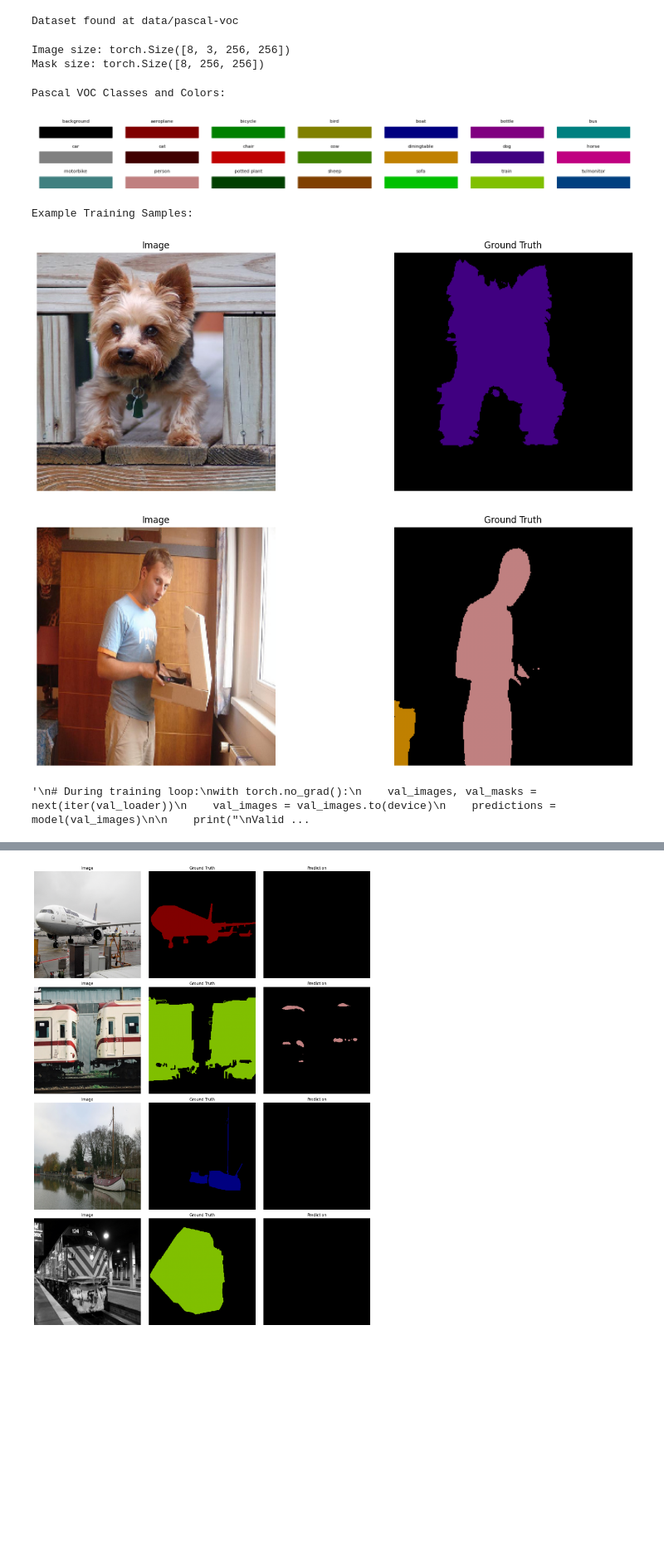
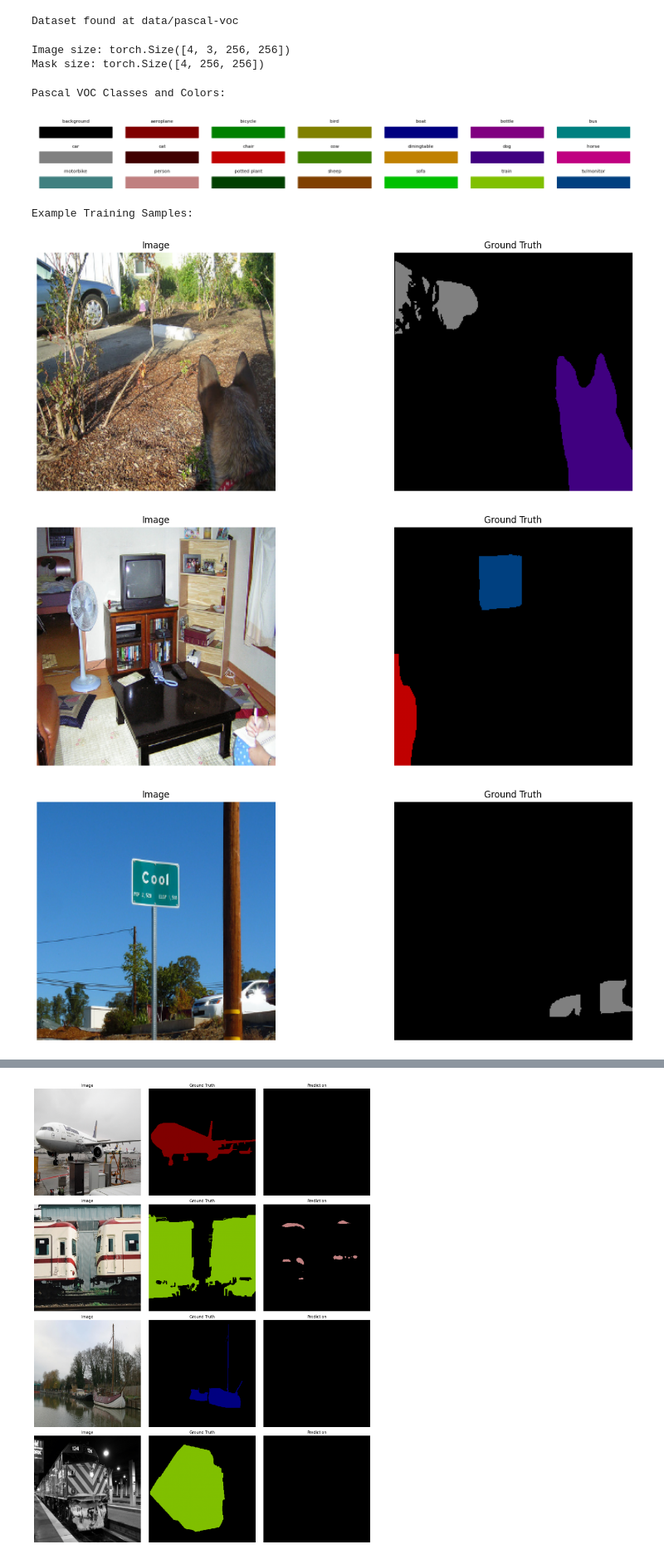
Before and after one commit to sadhiin/unet-image-segmentation, a Jupyter notebook: pascle_voc_CrossE.ipynb, the cells around one changed output, grey strips where cells are left out. Shown at 83% size. Drawn from its saved outputs; the diff is of its cells as text; code cells hidden in the pictures; blank space fills up the shorter version.

```diff
--- a/pascle_voc_CrossE.ipynb
+++ b/pascle_voc_CrossE.ipynb
@@ -14,7 +13,7 @@ import json
 base_path = 'data'  # base path of where the Pascal VOC dataset is stored
 train_loader, val_loader, test_loader = create_voc_dataloaders(
     base_path=base_path,
-    batch_size=8,
+    batch_size=4,
     num_workers=4
 )
 # %% [output]
@@ -24,8 +23,8 @@ images, masks = next(iter(train_loader))
 print(f"Image size: {images.size()}")
 print(f"Mask size: {masks.size()}")
 # %% [output]
-Image size: torch.Size([8, 3, 256, 256])
-Mask size: torch.Size([8, 256, 256])
+Image size: torch.Size([4, 3, 256, 256])
+Mask size: torch.Size([4, 256, 256])
 # %%
 # Setup for training
 num_classes = len(VOC_CLASSES)  # 21 classes (20 + background)
@@ -108,42 +107,42 @@ def plot_batch_samples(images, masks, predictions=None, num_samples=4):
     Args:
         images: Tensor of shape (B, C, H, W)
         masks: Tensor of shape (B, H, W)
         predictions: Optional tensor of shape (B, C, H, W)
         num_samples: Number of samples to plot
     """
     num_samples = min(num_samples, len(images))
 
     for i in range(num_samples):
         if predictions is not None:
             plot_sample(images[i], masks[i], predictions[i])
         else:
             plot_sample(images[i], masks[i])
         plt.show()
 
 # Display the colormap legend
 print("Pascal VOC Classes and Colors:")
 create_colormap_legend()
 
 # Get a batch of samples and visualize them
 images, masks = next(iter(train_loader))
 print("\nExample Training Samples:")
-plot_batch_samples(images, masks, num_samples=2)
+plot_batch_samples(images, masks)
 
 # Example usage during training/validation:
-"""
+# """
 # During training loop:
-with torch.no_grad():
-    val_images, val_masks = next(iter(val_loader))
-    val_images = val_images.to(device)
-    predictions = model(val_images)
+# with torch.no_grad():
+#     val_images, val_masks = next(iter(val_loader))
+#     val_images = val_images.to(device)
+#     predictions = model(val_images)
 
-    print("\nValidation Samples with Predictions:")
-    plot_batch_samples(val_images, val_masks, predictions, num_samples=2)
-"""
+#     print("\nValidation Samples with Predictions:")
+#     plot_batch_samples(val_images, val_masks, predictions, num_samples=2)
+# """
 # %% [output]
 Pascal VOC Classes and Colors:
 [figure]
 Example Training Samples:
-[figure, old version]
+[figure, new version]
-[figure, old version]
+[figure, new version]
-'\n# During training loop:\nwith torch.no_grad():\n    val_images, val_masks = next(iter(val_loader))\n    val_images = val_images.to(device)\n    predictions = model(val_images)\n\n    print("\nValid ...
+[figure, added]
```
Also changed, not shown: parts of 7 cells of this notebook, 1 other file.
